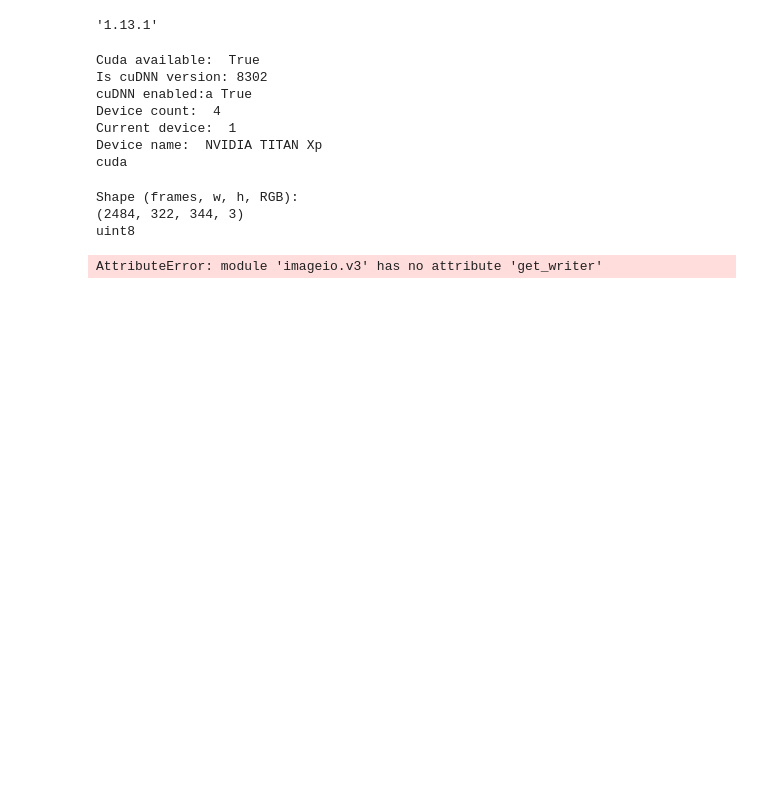
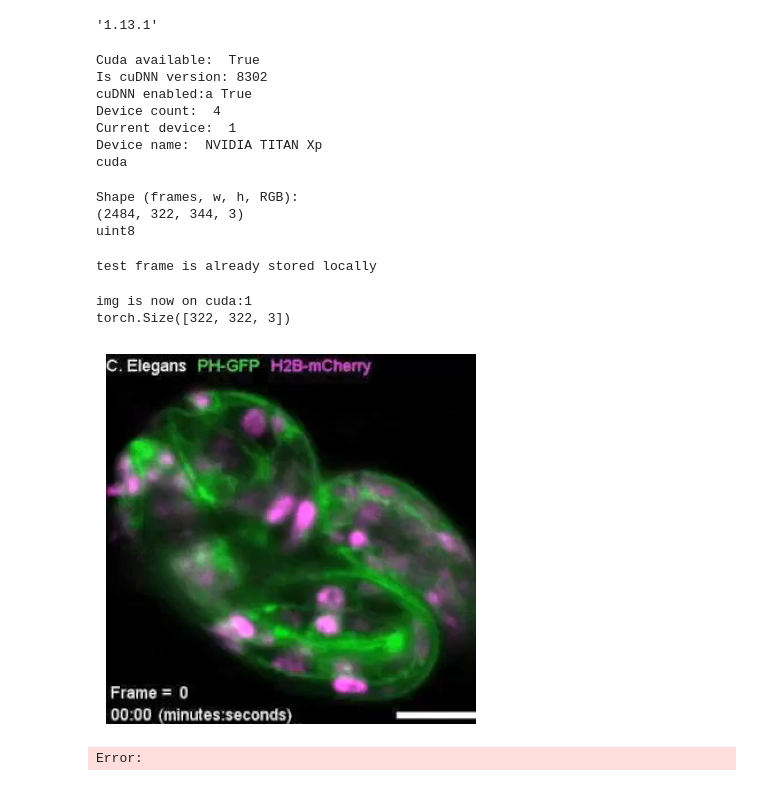
Before and after one commit to martinezdavid12/DMartinez_CILab, a Jupyter notebook: Positional_Encoding_Implementation/posEncoding.ipynb, the cells around one changed output. Saved outputs shown, nothing was run; the diff lists cells and outputs as text; code cells hidden in the pictures; blank space fills up the shorter version.

```diff
--- a/Positional_Encoding_Implementation/posEncoding.ipynb
+++ b/Positional_Encoding_Implementation/posEncoding.ipynb
@@ -55,7 +57,28 @@ print(props.dtype)
 Shape (frames, w, h, RGB):
 (2484, 322, 344, 3)
 uint8
-# %%
-frame1 = iio.get_writer('testFrame.png', format='PNG')
-# %% [output]
-AttributeError: module 'imageio.v3' has no attribute 'get_writer'
+# %%
+if(os.path.isfile('testFrame.png') == False):
+    frame1 = iio.imwrite('testFrame.png', testFrame,format='PNG')
+else:
+    print("test frame is already stored locally")
+# %% [output]
+test frame is already stored locally
+# %%
+#Square the image
+l = min(props.shape[1], props.shape[2])
+#Encode Tensor
+frame = torch.as_tensor(iio.imread('testFrame.png'))[:l, :l]
+img = torch.as_tensor(frame).to(device)
+plt.imshow(img.cpu())
+plt.axis('off')
+print('img is now on', img.device)
+print(img.shape)
+# %% [output]
+img is now on cuda:1
+torch.Size([322, 322, 3])
+[figure, added]
+# %%
+quit()
+# %% [output]
+Error:
```
Also changed, not shown: parts of 1 cell of this notebook, 2 other files.
